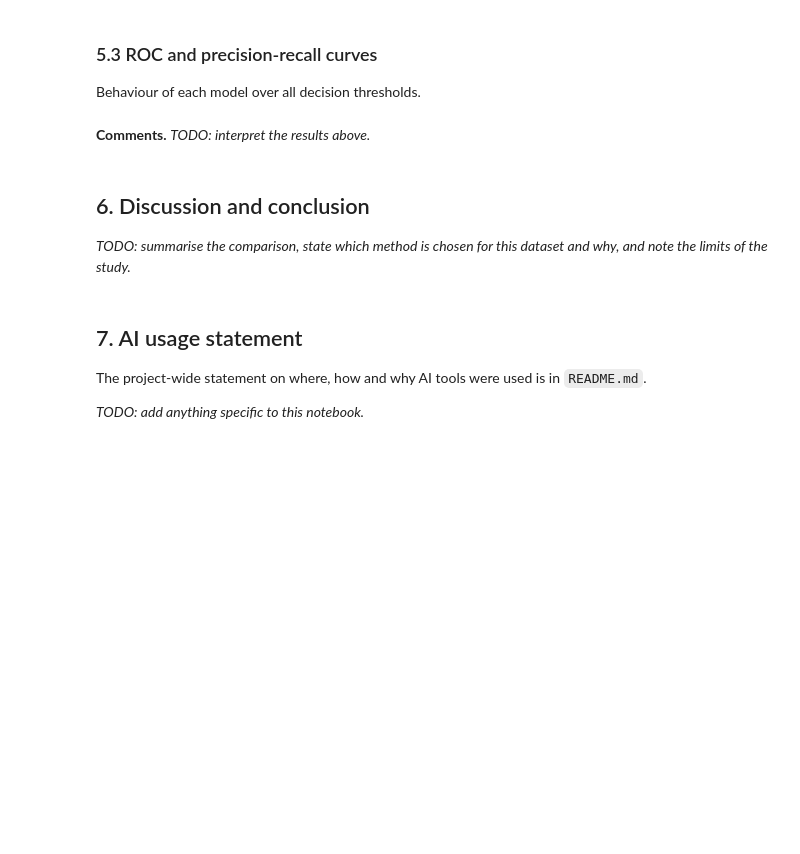
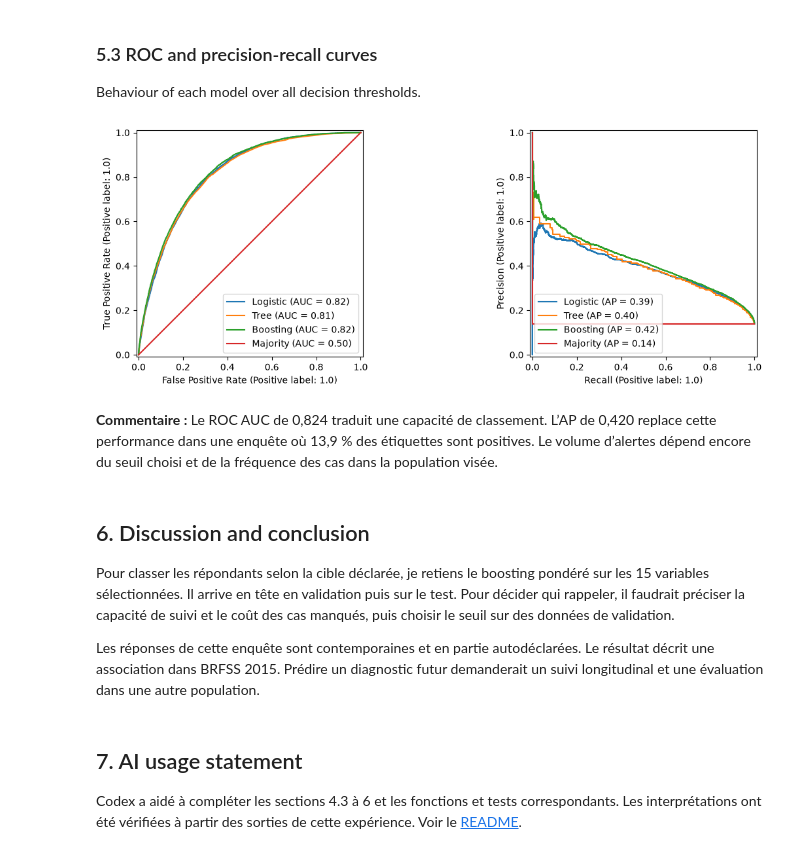
Before and after one commit to AmroBenramdane/Projet_ML, a Jupyter notebook: machine-learning-project copie/notebooks/dhi.ipynb, the cells around one changed output. Cells and saved outputs as stored; diff of their text form; code cells hidden in the pictures; blank space fills up the shorter version.

Commit message:
Compléter la modélisation et l’évaluation du projet étudiant

```diff
--- a/machine-learning-project copie/notebooks/dhi.ipynb
+++ b/machine-learning-project copie/notebooks/dhi.ipynb
@@ -317,18 +351,21 @@ Kinds of errors made by each model.
 
 Behaviour of each model over all decision thresholds.
 # %%
-# TODO: plot the curves of all models.
-#   mlw.plot_roc_curves(fitted_models, X_test, y_test)
-#   mlw.plot_precision_recall_curves(fitted_models, X_test, y_test)
+fig, axes = plt.subplots(1, 2, figsize=(12, 4), layout="constrained")
+mlw.plot_roc_curves(fitted_models, X_test, y_test, ax=axes[0])
+mlw.plot_precision_recall_curves(fitted_models, X_test, y_test, ax=axes[1])
+plt.show()
+# %% [output]
+[figure, added]
 # %% [markdown]
-**Comments.** _TODO: interpret the results above._
+**Commentaire :** Le ROC AUC de 0,824 traduit une capacité de classement. L’AP de 0,420 replace cette performance dans une enquête où 13,9 % des étiquettes sont positives. Le volume d’alertes dépend encore du seuil choisi et de la fréquence des cas dans la population visée.
 # %% [markdown]
 ## 6. Discussion and conclusion
 
-_TODO: summarise the comparison, state which method is chosen for this dataset and why, and note the limits of the study._
+Pour classer les répondants selon la cible déclarée, je retiens le boosting pondéré sur les 15 variables sélectionnées. Il arrive en tête en validation puis sur le test. Pour décider qui rappeler, il faudrait préciser la capacité de suivi et le coût des cas manqués, puis choisir le seuil sur des données de validation.
+
+Les réponses de cette enquête sont contemporaines et en partie autodéclarées. Le résultat décrit une association dans BRFSS 2015. Prédire un diagnostic futur demanderait un suivi longitudinal et une évaluation dans une autre population.
 # %% [markdown]
 ## 7. AI usage statement
 
-The project-wide statement on where, how and why AI tools were used is in `README.md`.
-
-_TODO: add anything specific to this notebook._
+Codex a aidé à compléter les sections 4.3 à 6 et les fonctions et tests correspondants. Les interprétations ont été vérifiées à partir des sorties de cette expérience. Voir le [README](../README.md).
```
Also changed, not shown: parts of 11 cells of this notebook, 4 other files.
